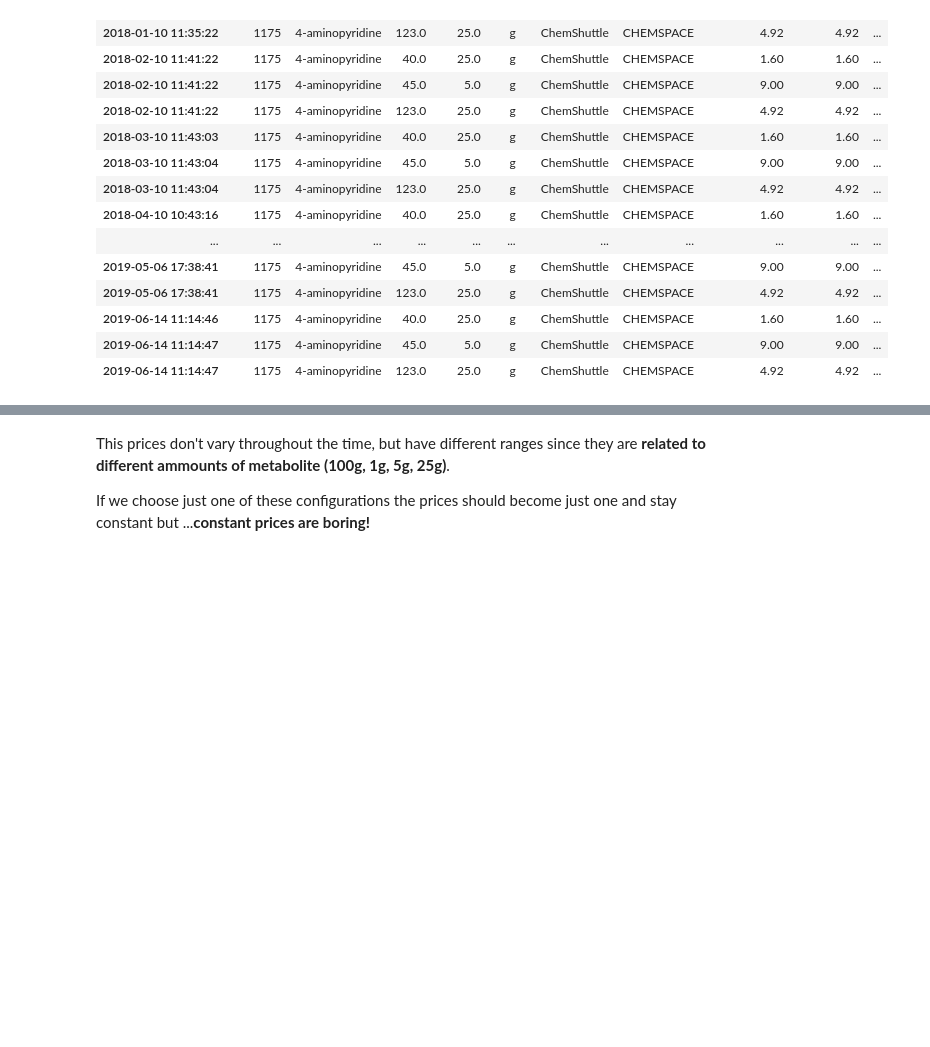
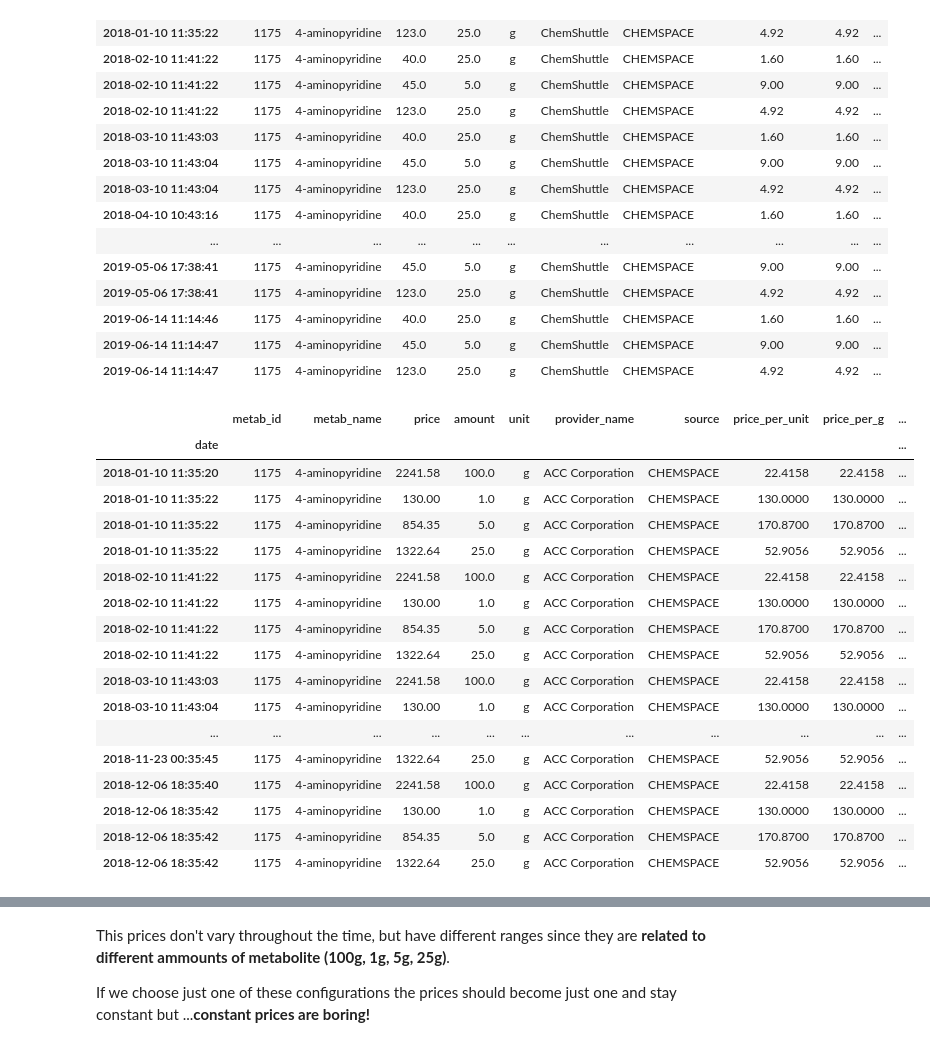
Before and after one commit to SofiaMM/bioanalysis, a Jupyter notebook: graphs_test/10-19/StudyCase1175-final_allgraphs-Copy1.ipynb, the cells around one changed output, grey strips where cells are left out. Cells and saved outputs as stored; diff of their text form; code cells hidden in the pictures; blank space fills up the shorter version.

```diff
--- a/graphs_test/10-19/StudyCase1175-final_allgraphs-Copy1.ipynb
+++ b/graphs_test/10-19/StudyCase1175-final_allgraphs-Copy1.ipynb
@@ -871,4 +890,4 @@ Como só podemos fazer uma análise por metabolito, vou escolher o **metabolito
 
 Para além disso, este é o único metabolito desta base de dados com esses dados, não existem duplicados. É preciso ter cuidado com isto porque *se houver duplicados é preciso usar a dataframe atualizada*.
 # %%
-df_caseStud = df_clean[df_clean.metab_id == 1175]                  #filtrar o dataframe para apenas o metabolito 1175
+df_caseStudy = df_clean[df_clean.metab_id == 1175]                  #filtrar o dataframe para apenas o metabolito 1175
@@ -922,11 +951,11 @@ This metabolite, 4-aminopyridine (id = 1175), has **4652 prices**, counting alre
 #Time series of all the prices for the mass units and between this time window
 #Creating a time plot where the months are not distinguished
 
-df_caseStud = df_caseStud.sort_index()
+df_caseStudy = df_caseStudy.sort_index()
 
 
 layout = go.Layout(
-    title = 'Time Series Plot of 4-aminopyridine (price/g)',
+#     title = 'Time Series Plot of 4-aminopyridine (price/g)',
     yaxis = dict(
         title = 'Price(USD)'
     ),
@@ -936,13 +965,13 @@ layout = go.Layout(
 )
 
 prov_list = []
-for key, item in df_caseStud.groupby(['provider_name'])['price_per_g']:
+for key, item in df_caseStudy.groupby(['provider_name'])['price_per_g']:
     prov_list.append(key)
 
 
 d_x = {}
 d_y = {}
-for k,g in df_caseStud.groupby(['provider_name'])['price_per_g']:
+for k,g in df_caseStudy.groupby(['provider_name'])['price_per_g']:
     x = pd.to_datetime(g.index)
     y = g.values
     if k in d_x and k in d_y:
@@ -971,6 +1000,7 @@ def update_plot(signals):#, freq):
 
     fig = go.Figure(data = data, layout= layout)
     po.iplot(fig)
+#     po.plot(fig)
 
 
 signals = widgets.SelectMultiple(options = prov_list, description = 'Provider')
@@ -992,11 +1022,11 @@ See which provider has variation through time
 # Create boxplot with prices per month and ** per provider**!!
 # Create plot with plotly
 
-df_caseStud = df_caseStud.sort_index()
+df_caseStudy = df_caseStudy.sort_index()
 
 
 layout = go.Layout(
-    title = 'Boxplot of 4-aminopyridine Prices per Month and per Provider (g, kg, mg)',
+#     title = 'Boxplot of 4-aminopyridine Prices per Month and per Provider (g, kg, mg)',
     yaxis = dict(
         title = 'Price (USD)'
     ),
@@ -1010,7 +1040,7 @@ dict_month = {1:'Jan', 2:'Feb', 3:'Mar', 4:'Apr', 5:'May', 6:'Jun', 7:'Jul', 8:'
 
 #valores para a opção all_providers
 all_p = []
-for k,g in df_caseStud.groupby(['year','month'])['price_per_g']:     # só se agrupa por mês e ano
+for k,g in df_caseStudy.groupby(['year','month'])['price_per_g']:     # só se agrupa por mês e ano
     k = list(k)                                                # o mês e o ano têm de ficar como lista
     k[1] = dict_month[k[1]]                                    # substituir o nº do mês pela palavra
     date = k[1] +' '+ str(k[0])                                # criar a string date que vai ficar no x axis
@@ -1021,7 +1051,7 @@ for k,g in df_caseStud.groupby(['year','month'])['price_per_g']:     # só se ag
 dict_boxplot = {} #Fazer um dicionário onde os values são listas de listas (ex., [date, valor])
 
 dict_boxplot['all_providers'] = all_p                          # colocar os valores de all_providers no dicionário
-for k,g in df_caseStud.groupby(['year','month', 'provider_name'])['price_per_g']:  # agrupar por mês, ano e provider
+for k,g in df_caseStudy.groupby(['year','month', 'provider_name'])['price_per_g']:  # agrupar por mês, ano e provider
     k = list(k)                                                # mês, ano e provider têm de ficar como lista para ser mais fácil usar
     k[1] = dict_month[k[1]]
     date = k[1] +' '+ str(k[0])
@@ -1176,3 +1204,26 @@ df_caseStud[df_caseStud.provider_name == 'ChemShuttle']
 | 2019-06-14 11:14:46 | 1175 | 4-aminopyridine | 40.0 | 25.0 | g | ChemShuttle | CHEMSPACE | 1.60 | 1.60 | ... |
 | 2019-06-14 11:14:47 | 1175 | 4-aminopyridine | 45.0 | 5.0 | g | ChemShuttle | CHEMSPACE | 9.00 | 9.00 | ... |
 | 2019-06-14 11:14:47 | 1175 | 4-aminopyridine | 123.0 | 25.0 | g | ChemShuttle | CHEMSPACE | 4.92 | 4.92 | ... |
+# %%
+# Making sure this happens in other providers with the same time series
+
+df_caseStudy[df_caseStudy.provider_name == prov_not_var[0]]
+# %% [output]
+|  | metab_id | metab_name | price | amount | unit | provider_name | source | price_per_unit | price_per_g | ... |
+| date |  |  |  |  |  |  |  |  |  | ... |
+| 2018-01-10 11:35:20 | 1175 | 4-aminopyridine | 2241.58 | 100.0 | g | ACC Corporation | CHEMSPACE | 22.4158 | 22.4158 | ... |
+| 2018-01-10 11:35:22 | 1175 | 4-aminopyridine | 130.00 | 1.0 | g | ACC Corporation | CHEMSPACE | 130.0000 | 130.0000 | ... |
+| 2018-01-10 11:35:22 | 1175 | 4-aminopyridine | 854.35 | 5.0 | g | ACC Corporation | CHEMSPACE | 170.8700 | 170.8700 | ... |
+| 2018-01-10 11:35:22 | 1175 | 4-aminopyridine | 1322.64 | 25.0 | g | ACC Corporation | CHEMSPACE | 52.9056 | 52.9056 | ... |
+| 2018-02-10 11:41:22 | 1175 | 4-aminopyridine | 2241.58 | 100.0 | g | ACC Corporation | CHEMSPACE | 22.4158 | 22.4158 | ... |
+| 2018-02-10 11:41:22 | 1175 | 4-aminopyridine | 130.00 | 1.0 | g | ACC Corporation | CHEMSPACE | 130.0000 | 130.0000 | ... |
+| 2018-02-10 11:41:22 | 1175 | 4-aminopyridine | 854.35 | 5.0 | g | ACC Corporation | CHEMSPACE | 170.8700 | 170.8700 | ... |
+| 2018-02-10 11:41:22 | 1175 | 4-aminopyridine | 1322.64 | 25.0 | g | ACC Corporation | CHEMSPACE | 52.9056 | 52.9056 | ... |
+| 2018-03-10 11:43:03 | 1175 | 4-aminopyridine | 2241.58 | 100.0 | g | ACC Corporation | CHEMSPACE | 22.4158 | 22.4158 | ... |
+| 2018-03-10 11:43:04 | 1175 | 4-aminopyridine | 130.00 | 1.0 | g | ACC Corporation | CHEMSPACE | 130.0000 | 130.0000 | ... |
+| ... | ... | ... | ... | ... | ... | ... | ... | ... | ... | ... |
+| 2018-11-23 00:35:45 | 1175 | 4-aminopyridine | 1322.64 | 25.0 | g | ACC Corporation | CHEMSPACE | 52.9056 | 52.9056 | ... |
+| 2018-12-06 18:35:40 | 1175 | 4-aminopyridine | 2241.58 | 100.0 | g | ACC Corporation | CHEMSPACE | 22.4158 | 22.4158 | ... |
+| 2018-12-06 18:35:42 | 1175 | 4-aminopyridine | 130.00 | 1.0 | g | ACC Corporation | CHEMSPACE | 130.0000 | 130.0000 | ... |
+| 2018-12-06 18:35:42 | 1175 | 4-aminopyridine | 854.35 | 5.0 | g | ACC Corporation | CHEMSPACE | 170.8700 | 170.8700 | ... |
+| 2018-12-06 18:35:42 | 1175 | 4-aminopyridine | 1322.64 | 25.0 | g | ACC Corporation | CHEMSPACE | 52.9056 | 52.9056 | ... |
```
Also changed, not shown: parts of 78 cells of this notebook, 1 other file.
